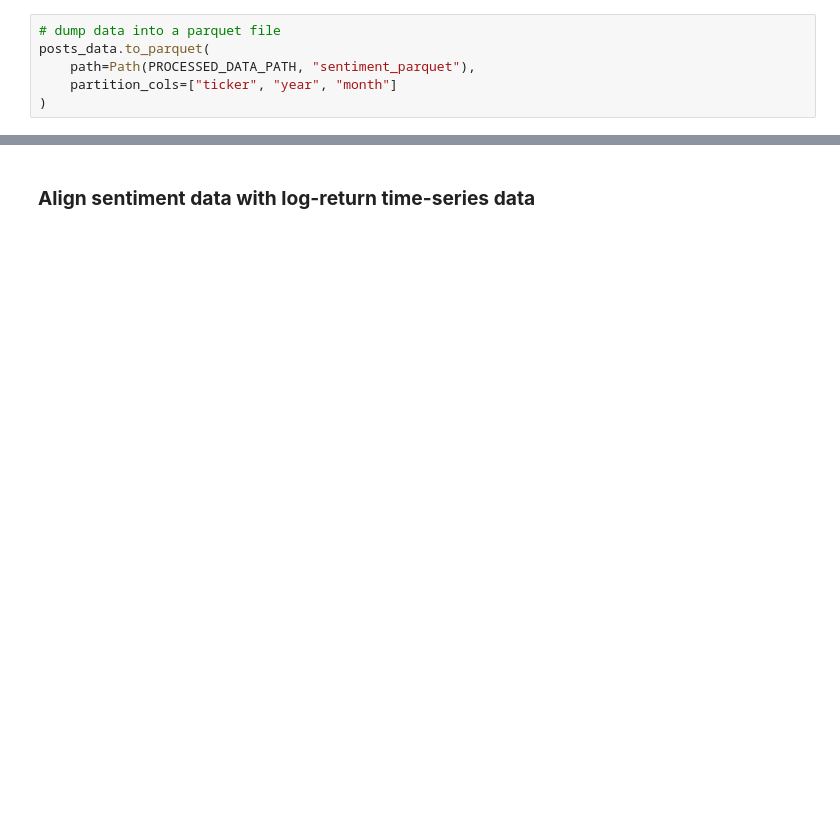
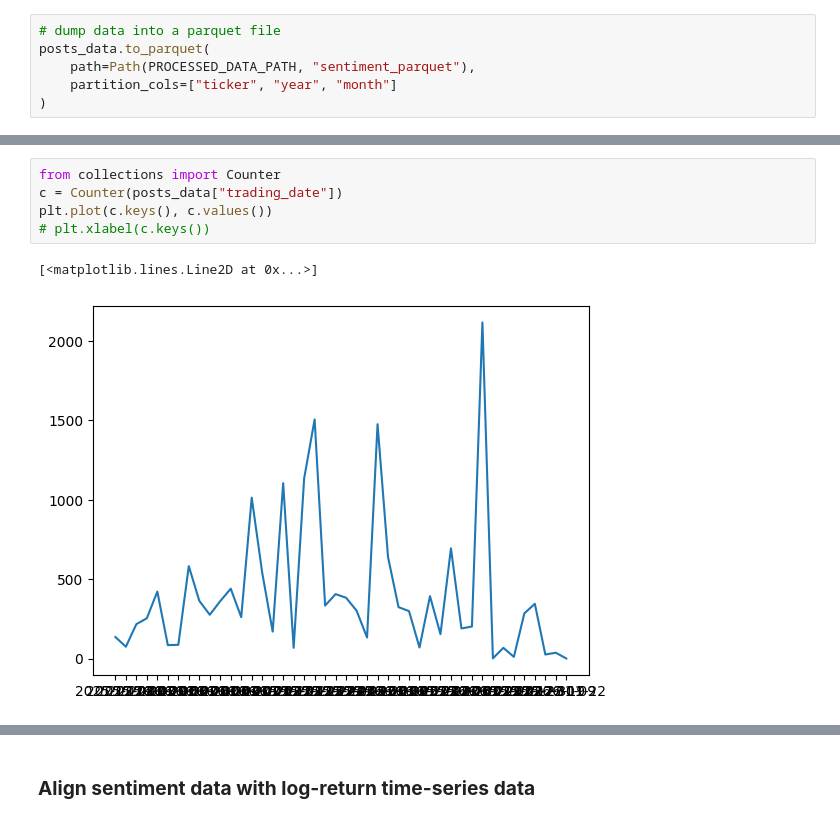
Before and after one commit to agussarsson/degree_project, a Jupyter notebook: notebooks/preprocessor.ipynb, the cells around one changed output, grey strips where cells are left out. Cells and saved outputs as stored; diff of their text form; blank space fills up the shorter version.

```diff
--- a/notebooks/preprocessor.ipynb
+++ b/notebooks/preprocessor.ipynb
@@ -465,3 +616,11 @@ posts_data = pd.read_parquet(Path(DATA_PATH, "sentiment_parquet"), engine="pyarr
+# %%
+from collections import Counter
+c = Counter(posts_data["trading_date"])
+plt.plot(c.keys(), c.values())
+# plt.xlabel(c.keys())
+# %% [output]
+[<matplotlib.lines.Line2D at 0x...>]
+[figure, added]
 # %%
 # plot the sentiment distribution, higher => more positive and vice versa
 posts_data["sentiment_value"].hist(bins=30)
```
Also changed, not shown: parts of 31 cells of this notebook.
